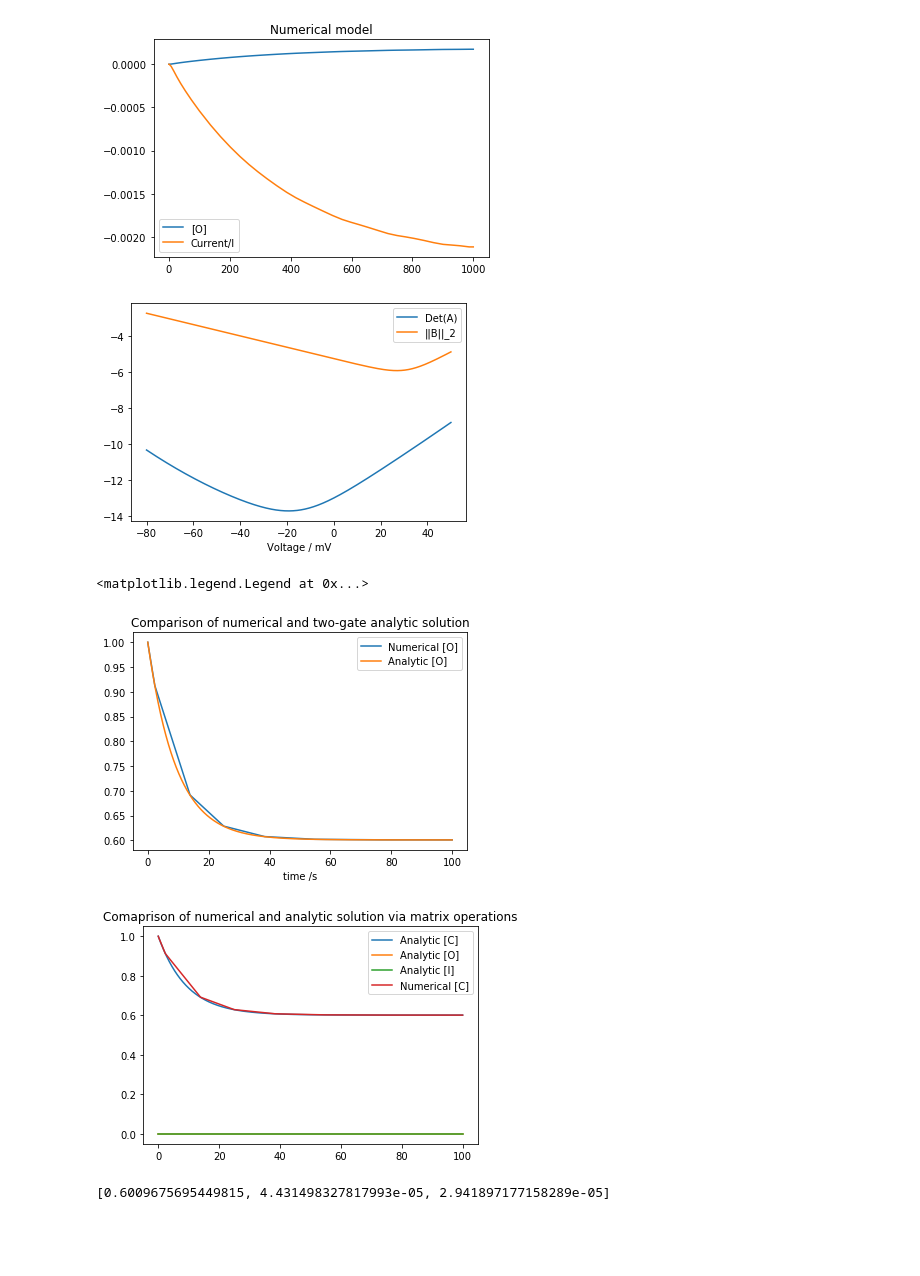
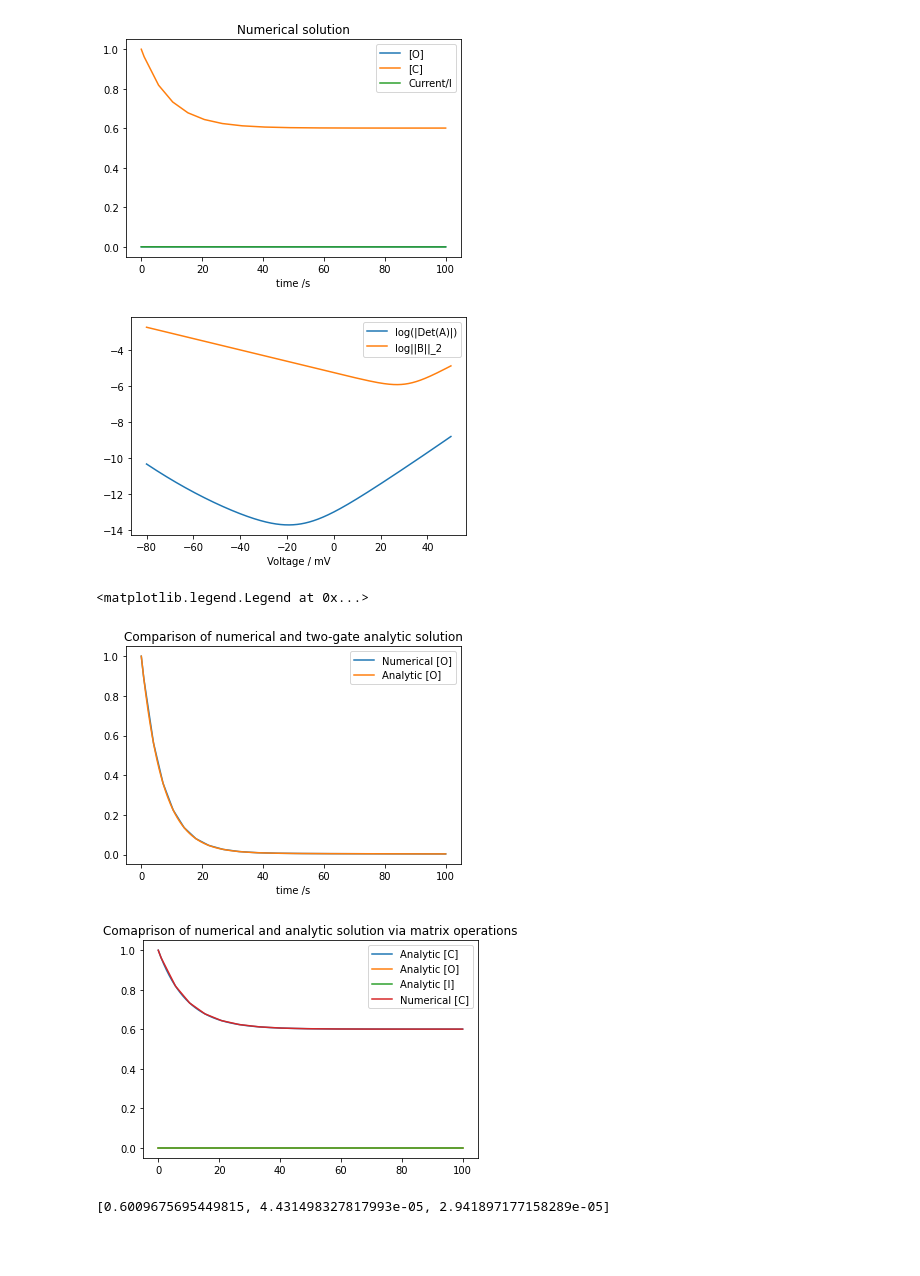
Before and after one commit to joeyshuttleworth/MarkovModels, a Jupyter notebook: hh_markov_model.ipynb, the cells around one changed output. Cells and saved outputs as stored; diff of their text form; code cells hidden in the pictures.

```diff
--- a/hh_markov_model.ipynb
+++ b/hh_markov_model.ipynb
@@ -1,29 +1,30 @@
 # %%
 from hh_markov_model import ChannelModel
 import numpy as np
 import matplotlib.pyplot as plt
 import scipy.integrate as integrate
 
 
 # Run the numerical model
 
-t = 1000
+t = 100
 params = [2.26E-04, 0.0699, 3.45E-05, 0.05462, 0.0873, 8.92E-03, 5.150E-3, 0.03158, 0.1524]
 model = ChannelModel(params, lambda t: -80)
 initial_conditions = model.getStates(0)
-solution = integrate.solve_ivp(model.getDerivatives, [0,t], model.getStates(0))
+solution = integrate.solve_ivp(model.getDerivatives, [0,t], [1,0,0], rtol=1e-5)
 
 y = solution.y
 IVec = [model.calculateCurrent(y[0,t], y[1,t], y[2,t]) for t in range(0,len(solution.t))]
 
 plt.plot(solution.t, solution.y[1])
+plt.plot(solution.t, solution.y[0])
 plt.plot(solution.t, IVec)
-plt.legend(["[O]", "Current/I"])
+plt.legend(["[O]", "[C]", "Current/I"])
 plt.title("Numerical solution")
 plt.xlabel("time /s")
 plt.show()
 # %% [output]
-[figure, old version]
+[figure, new version]
 # %%
 # Plot some information about the linear, non-homogenous system of ODEs
 # dX/dt = AX + B where X = ([C], [O], [I])^T
@@ -43,7 +44,7 @@ for volt in volts:
 plt.plot(volts, dets)
 plt.plot(volts, norms)
 plt.xlabel("Voltage / mV")
-plt.legend(["log(|Det(A)|)", "||B||_2"])
+plt.legend(["log(|Det(A)|)", "log||B||_2"])
 
 plt.show()
 
@@ -51,7 +52,7 @@ plt.show()
 # The fact that the determinant is so small in places
 # means that we should be careful when solving this system analytically
 # %% [output]
-[figure, old version]
+[figure, new version]
 # %%
 # Run the model with the voltage fixed at -80mV and compare with the analytic solution obtained using an
 # equivalent two gate model. This equivalence is explained on p.150 of Keener and Sneyd's Mathematical Physiology
@@ -66,26 +67,26 @@ C2 = -k3/(k3+k4)
 
 # Calculate the current at time t analytically
 t = np.linspace(0, 100, 10000)
-x1 = C1*np.exp(t*(-k1-k2)) + k1/(k1+k2)
-x2 = C2*np.exp(t*(-k3-k4)) + k3/(k3+k4)
+m = C1*np.exp(t*(-k1-k2)) + k1/(k1+k2)
+h = C2*np.exp(t*(-k3-k4)) + k3/(k3+k4)
 
 # Run the model numerically
 numerical_model = ChannelModel(params, lambda t : -80)
 ic = [1,0,0]
-solution = integrate.solve_ivp(model.getDerivatives, [0,t[-1]], ic)
+solution = integrate.solve_ivp(model.getDerivatives, [0,t[-1]], ic, rtol=1e-5, atol=1e-5)
 y = solution.y
 
 # Plot the two solutions
 plt.plot(solution.t, y[0,:])
-plt.plot(t, (1-x1)*(1-x2))
+plt.plot(t, (1-m)*(1-h))
 plt.xlabel("time /s")
 plt.title("Comparison of numerical and two-gate analytic solution")
 plt.legend(["Numerical [O]", "Analytic [O]"])
 # %% [output]
 <matplotlib.legend.Legend at 0x...>
-[figure, old version]
+[figure, new version]
 # %%
-# Solve this system using matrix operations with V fixed at -80
+# Solve this system using matrix operations with V fixed at -80mV
 model = ChannelModel(params, lambda t: -80)
 A, B = model.getSystemOfOdes()
 
@@ -95,11 +96,11 @@ X2 = -np.linalg.inv(A)*B
 eigenvalues, C = np.linalg.eig(A)
 D = np.diag(eigenvalues)
 
-# Let K be the vector of constants from the system dZ/dt = D Z
-# where X = CKZ and K is a diagonal matrix of constants and D is a diagonal matrix
-# with elements in the order given by linalg.eig(A)
+# Consider the system dZ/dt = D Z
+# where X = CKZ, K is a diagonal matrix of constants and D is a diagonal matrix
+# with elements in the order given by linalg.eig(A) such that A = CDC^-1
 # Then Z = (e^{-D_i,i})_i and X=CKZ is the general homogenous solution to the system
-# dX/dt = AX because dX/dt = CdZ/dt = CDZ = CC^-1ACZ = ACZ = AX
+# dX/dt = AX because dX/dt = CKdZ/dt = CKDZ = KCC^-1ACZ = KACZ = AKX
 
 IC = np.matrix([1,0,0]).T
 KZ = np.linalg.inv(C)*(IC - X2)
@@ -113,6 +114,8 @@ for t in tvec:
     Z = np.matrix([np.exp(t*eigenvalues[i]) for i in range(0,3)]).T
     X.append(np.matrix.tolist((C*K*Z + X2).T)[0])
 
+
+solution = integrate.solve_ivp(model.getDerivatives, [0,t], [1,0,0], rtol=1e-5)
 plt.plot(tvec, X)
 plt.plot(solution.t, solution.y[0])
 plt.legend(["Analytic [C]", "Analytic [O]", "Analytic [I]", "Numerical [C]"])
@@ -120,7 +123,7 @@ plt.title("Comaprison of numerical and analytic solution via matrix operations")
 plt.show()
 print(X[-1])
 # %% [output]
-[figure, old version]
+[figure, new version]
 [0.6009675695449815, 4.431498327817993e-05, 2.941897177158289e-05]
 # %% [markdown]
 ##
```
Also changed, not shown: 1 other file.
